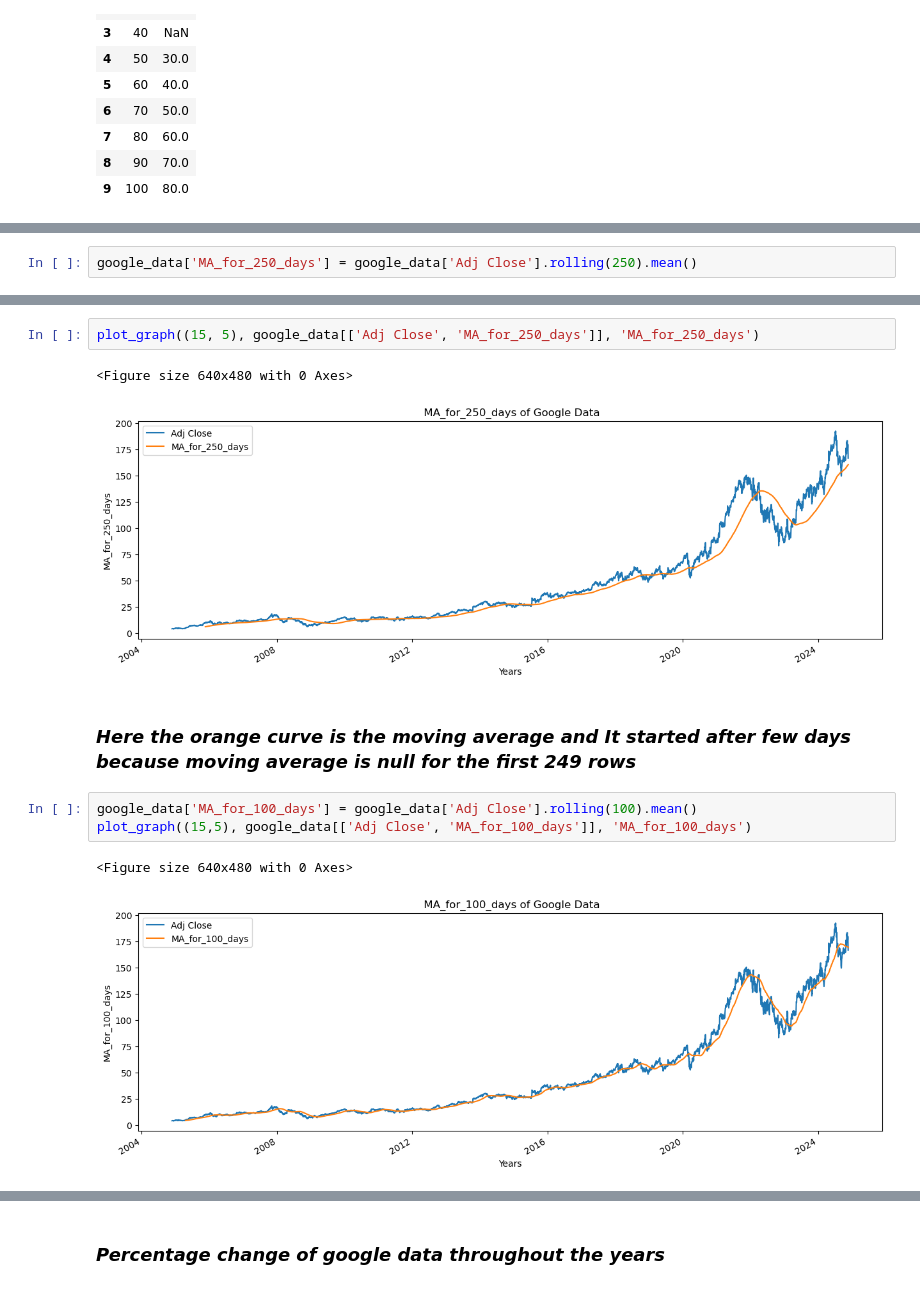
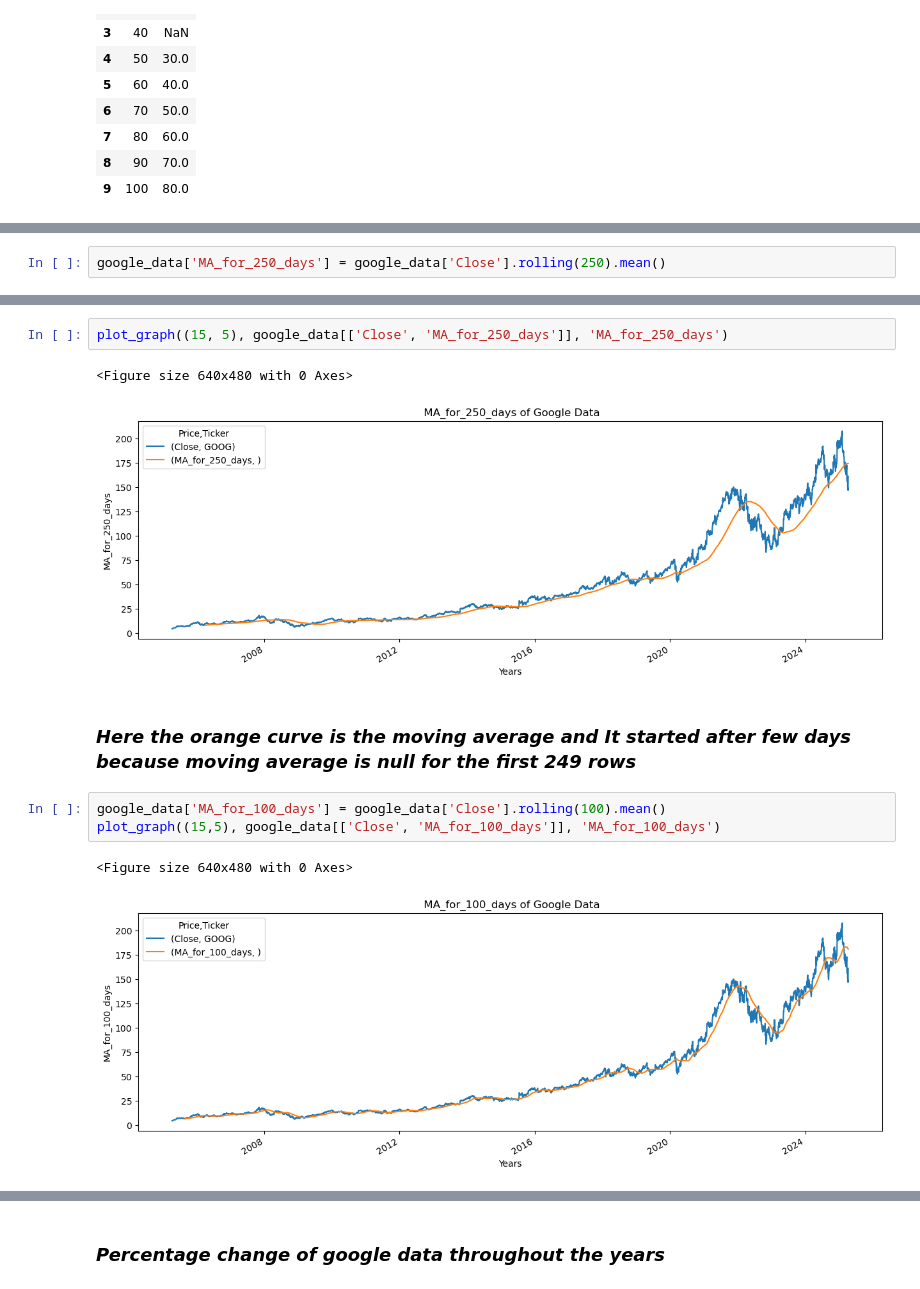
Before and after one commit to sabyasachi008/Stock-Price-Prediction, a Jupyter notebook: main.ipynb, the cells around one changed output, grey strips where cells are left out. Drawn from its saved outputs; the diff is of its cells as text.

```diff
--- a/main.ipynb
+++ b/main.ipynb
@@ -187,7 +238,7 @@ for i in range(2004, 2024):
 2022 251
 2023 250
 # %%
-google_data['MA_for_250_days'] = google_data['Adj Close'].rolling(250).mean()
+google_data['MA_for_250_days'] = google_data['Close'].rolling(250).mean()
 # %%
 google_data['MA_for_250_days'][0:250].tail()
 # %% [output]
@@ -209,14 +260,14 @@ plot_graph((15, 5), google_data['MA_for_250_days'], 'MA_for_250_days')
 # %%
-plot_graph((15, 5), google_data[['Adj Close', 'MA_for_250_days']], 'MA_for_250_days')
+plot_graph((15, 5), google_data[['Close', 'MA_for_250_days']], 'MA_for_250_days')
 # %% [output]
 <Figure size 640x480 with 0 Axes>
-[figure, old version]
+[figure, new version]
 # %% [markdown]
 <h3><i>Here the orange curve is the moving average and It started after few days because moving average is null for the first 249 rows
 # %%
-google_data['MA_for_100_days'] = google_data['Adj Close'].rolling(100).mean()
-plot_graph((15,5), google_data[['Adj Close', 'MA_for_100_days']], 'MA_for_100_days')
+google_data['MA_for_100_days'] = google_data['Close'].rolling(100).mean()
+plot_graph((15,5), google_data[['Close', 'MA_for_100_days']], 'MA_for_100_days')
 # %% [output]
 <Figure size 640x480 with 0 Axes>
-[figure, old version]
+[figure, new version]
 # %%
```
Also changed, not shown: parts of 35 cells of this notebook, 6 other files.
